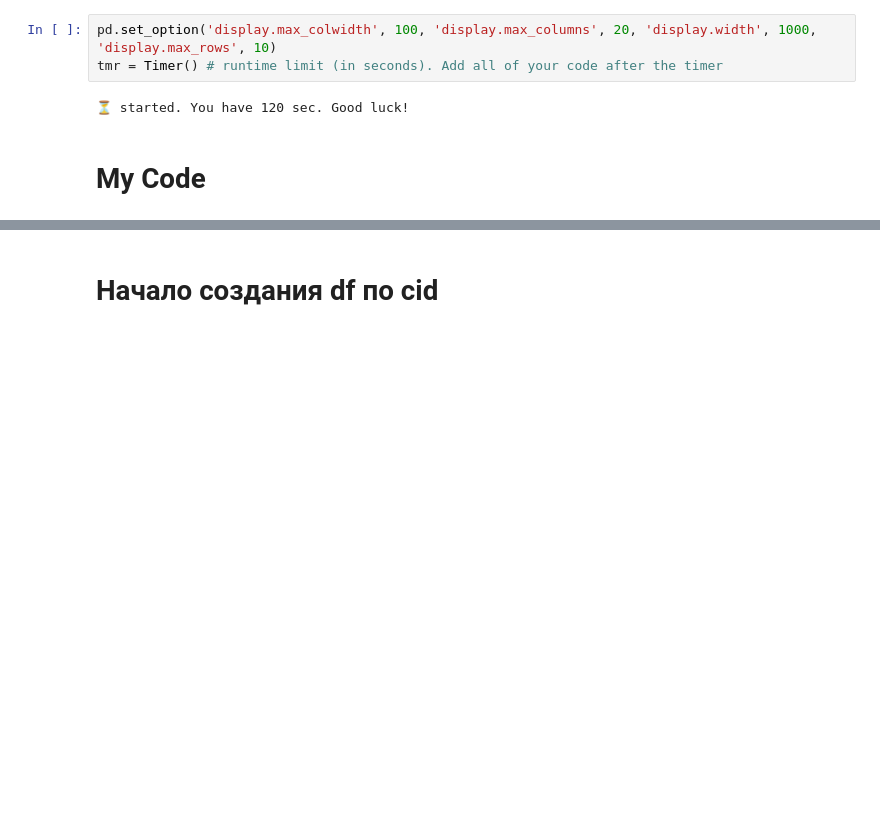
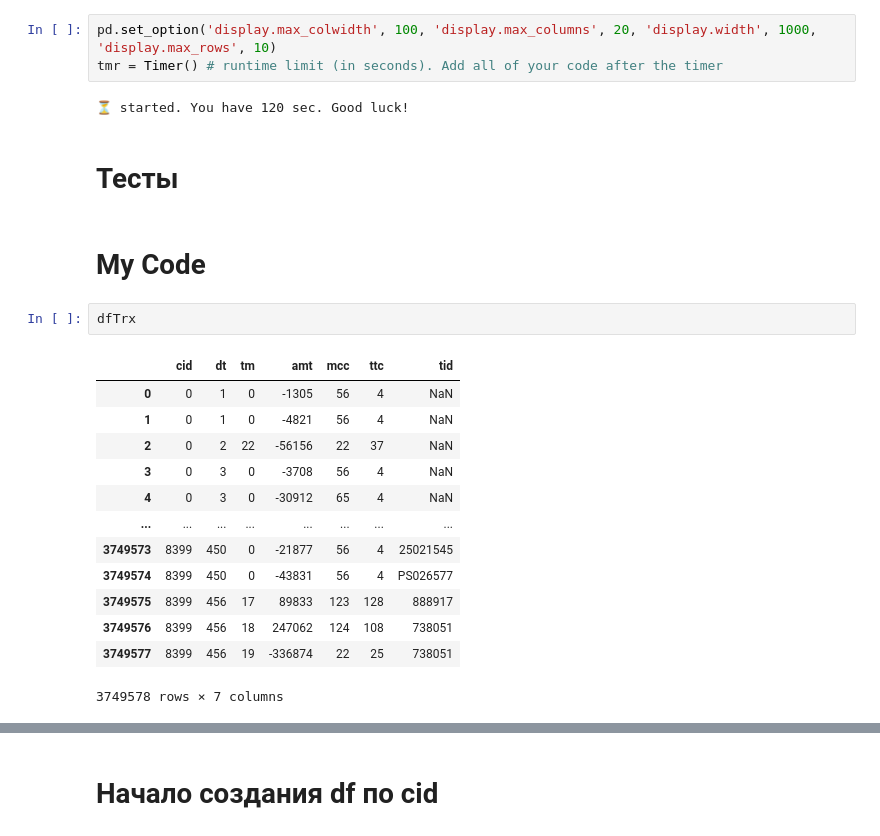
Before and after one commit to esheshka/sber_SSAD, a Jupyter notebook: Что_то_зачем_то.ipynb, the cells around one changed output, grey strips where cells are left out. Drawn from its saved outputs; the diff is of its cells as text; blank space fills up the shorter version.

```diff
--- a/Что_то_зачем_то.ipynb
+++ b/Что_то_зачем_то.ipynb
@@ -127,5 +137,23 @@ pd.set_option('display.max_colwidth', 100, 'display.max_columns', 20, 'display.w
 tmr = Timer() # runtime limit (in seconds). Add all of your code after the timer
 # %% [output]
 ⏳ started. You have 120 sec. Good luck!
+# %% [markdown]
+# **Тесты**
 # %% [markdown]
 # **My Code**
+# %%
+dfTrx
+# %% [output]
+|  | cid | dt | tm | amt | mcc | ttc | tid |
+| 0 | 0 | 1 | 0 | -1305 | 56 | 4 | NaN |
+| 1 | 0 | 1 | 0 | -4821 | 56 | 4 | NaN |
+| 2 | 0 | 2 | 22 | -56156 | 22 | 37 | NaN |
+| 3 | 0 | 3 | 0 | -3708 | 56 | 4 | NaN |
+| 4 | 0 | 3 | 0 | -30912 | 65 | 4 | NaN |
+| ... | ... | ... | ... | ... | ... | ... | ... |
+| 3749573 | 8399 | 450 | 0 | -21877 | 56 | 4 | 25021545 |
+| 3749574 | 8399 | 450 | 0 | -43831 | 56 | 4 | PS026577 |
+| 3749575 | 8399 | 456 | 17 | 89833 | 123 | 128 | 888917 |
+| 3749576 | 8399 | 456 | 18 | 247062 | 124 | 108 | 738051 |
+| 3749577 | 8399 | 456 | 19 | -336874 | 22 | 25 | 738051 |
+3749578 rows × 7 columns
```
Also changed, not shown: parts of 28 cells of this notebook.
